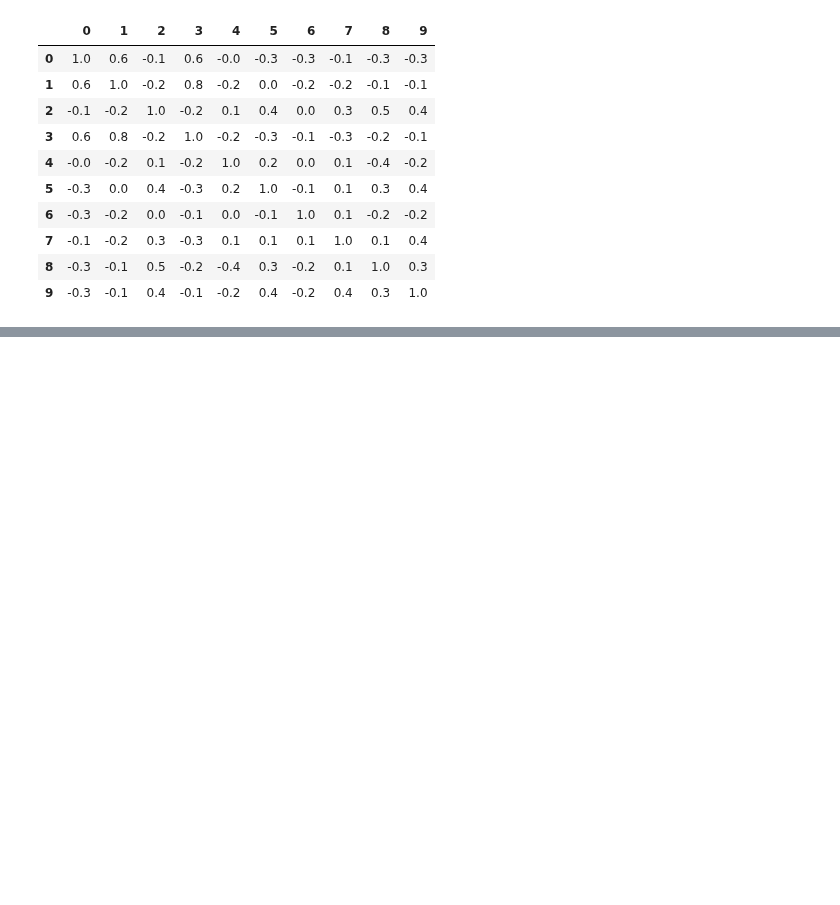
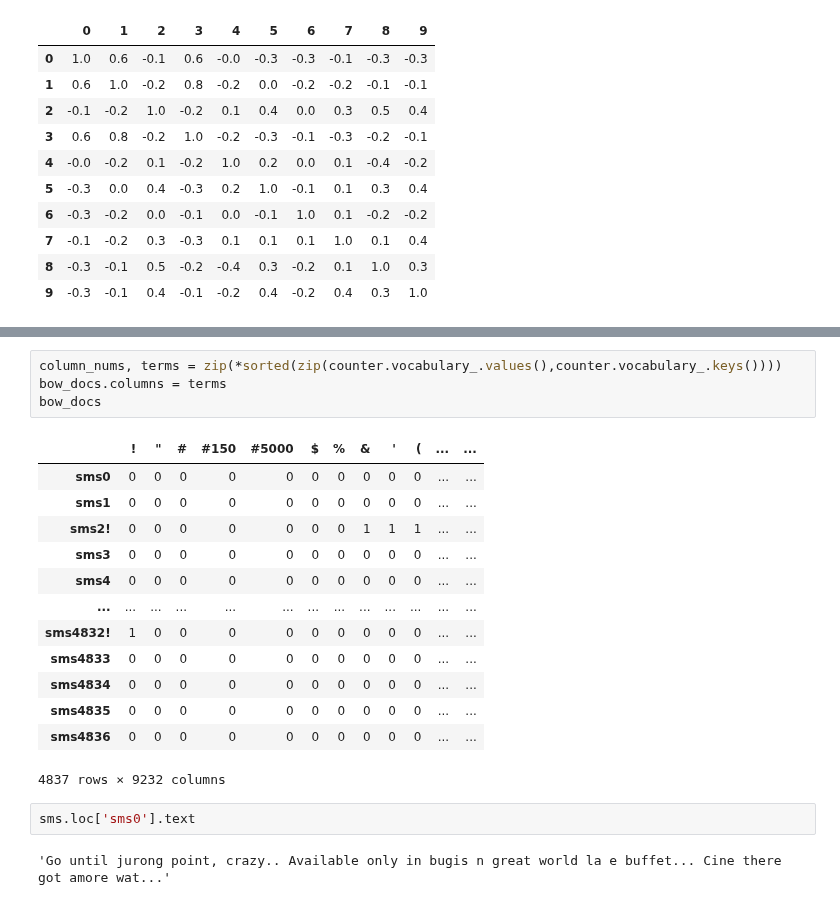
Before and after one commit to YeabinMoonEcon/BUS211, a Jupyter notebook: BUS243_NLP/homework_brainstorming/chapter4_code.ipynb, the cells around one changed output, grey strips where cells are left out. Saved outputs shown, nothing was run; the diff lists cells and outputs as text; blank space fills up the shorter version.

```diff
--- a/BUS243_NLP/homework_brainstorming/chapter4_code.ipynb
+++ b/BUS243_NLP/homework_brainstorming/chapter4_code.ipynb
@@ -555,0 +605,22 @@ svd_topic_vectors.iloc[:10].dot(svd_topic_vectors.iloc[:10].T).round(1)
+# %%
+column_nums, terms = zip(*sorted(zip(counter.vocabulary_.values(),counter.vocabulary_.keys())))
+bow_docs.columns = terms
+bow_docs
+# %% [output]
+|  | ! | " | # | #150 | #5000 | $ | % | & | ' | ( | ... | ... |
+| sms0 | 0 | 0 | 0 | 0 | 0 | 0 | 0 | 0 | 0 | 0 | ... | ... |
+| sms1 | 0 | 0 | 0 | 0 | 0 | 0 | 0 | 0 | 0 | 0 | ... | ... |
+| sms2! | 0 | 0 | 0 | 0 | 0 | 0 | 0 | 1 | 1 | 1 | ... | ... |
+| sms3 | 0 | 0 | 0 | 0 | 0 | 0 | 0 | 0 | 0 | 0 | ... | ... |
+| sms4 | 0 | 0 | 0 | 0 | 0 | 0 | 0 | 0 | 0 | 0 | ... | ... |
+| ... | ... | ... | ... | ... | ... | ... | ... | ... | ... | ... | ... | ... |
+| sms4832! | 1 | 0 | 0 | 0 | 0 | 0 | 0 | 0 | 0 | 0 | ... | ... |
+| sms4833 | 0 | 0 | 0 | 0 | 0 | 0 | 0 | 0 | 0 | 0 | ... | ... |
+| sms4834 | 0 | 0 | 0 | 0 | 0 | 0 | 0 | 0 | 0 | 0 | ... | ... |
+| sms4835 | 0 | 0 | 0 | 0 | 0 | 0 | 0 | 0 | 0 | 0 | ... | ... |
+| sms4836 | 0 | 0 | 0 | 0 | 0 | 0 | 0 | 0 | 0 | 0 | ... | ... |
+4837 rows × 9232 columns
+# %%
+sms.loc['sms0'].text
+# %% [output]
+'Go until jurong point, crazy.. Available only in bugis n great world la e buffet... Cine there got amore wat...'
```
Also changed, not shown: parts of 32 cells of this notebook, 3 other files.
